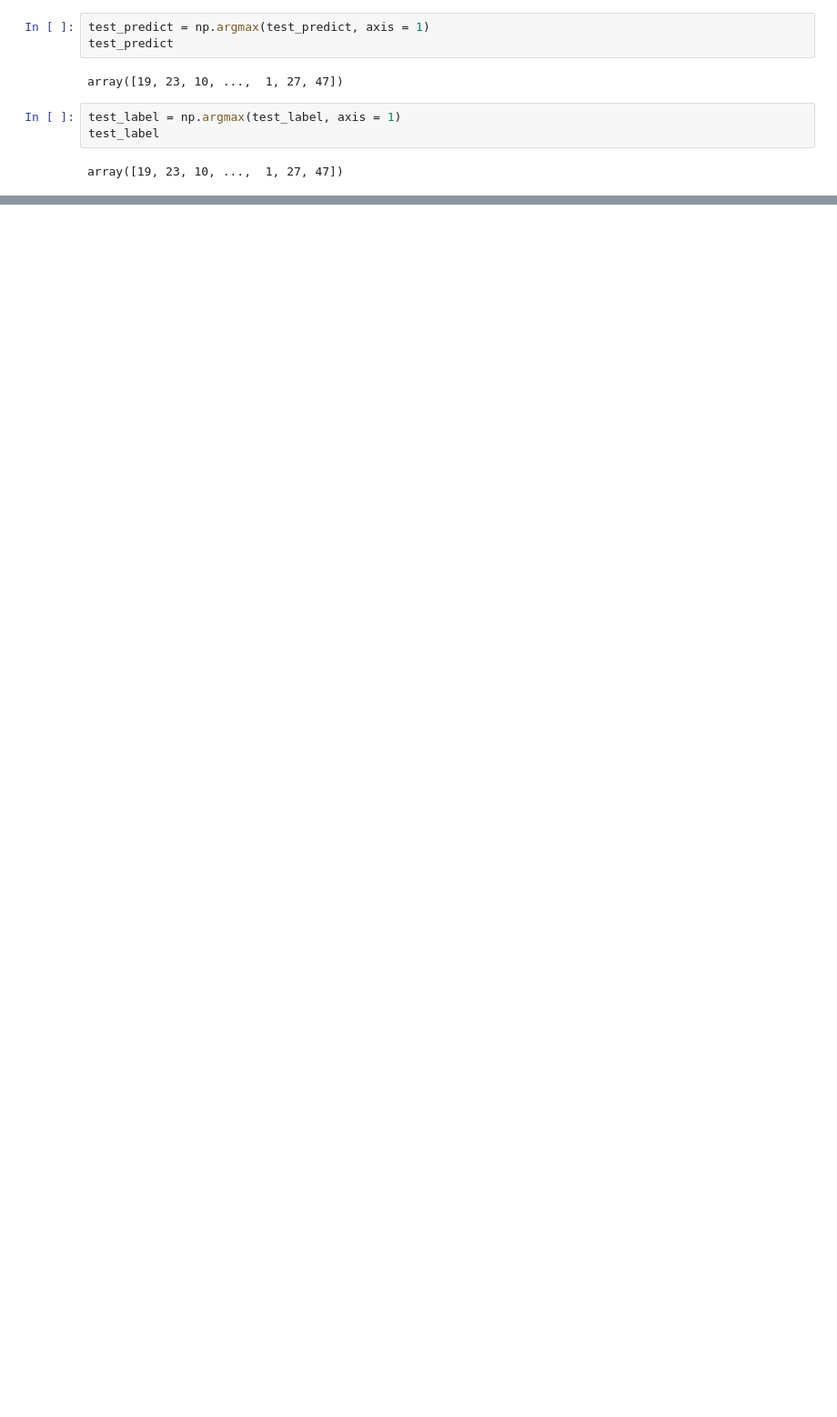
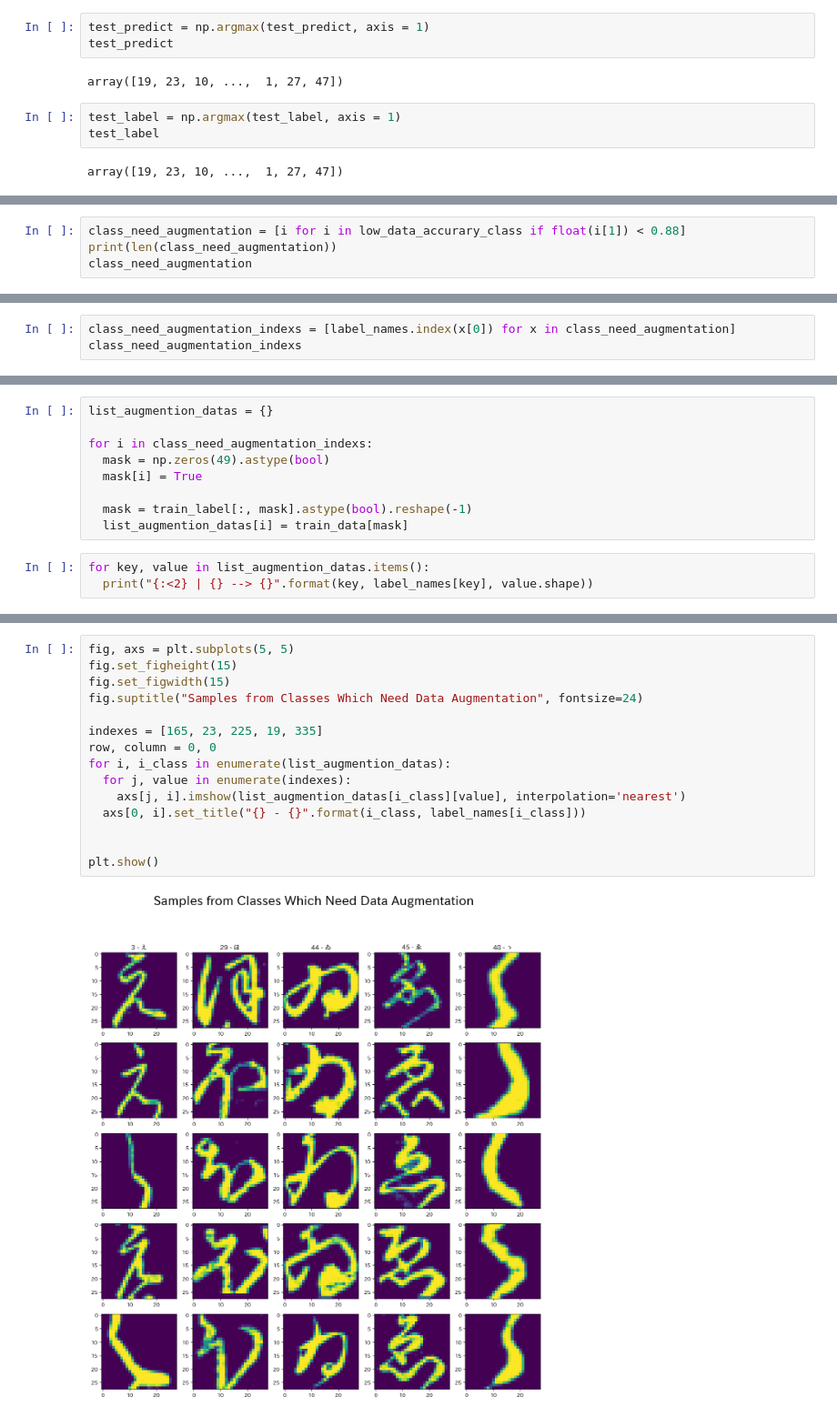
Before and after one commit to oguzsozen/Kuzushiji_Letter-Recognition, a Jupyter notebook: Kuzushiji49.ipynb, the cells around one changed output, grey strips where cells are left out. Shown at 91% size. Saved outputs shown, nothing was run; the diff lists cells and outputs as text; blank space fills up the shorter version.

```diff
--- a/Kuzushiji49.ipynb
+++ b/Kuzushiji49.ipynb
@@ -250,0 +416,4 @@ weighted avg       0.91      0.91      0.91     38547
+# %%
+class_need_augmentation = [i for i in low_data_accurary_class if float(i[1]) < 0.88]
+print(len(class_need_augmentation))
+class_need_augmentation
@@ -250,0 +427,3 @@ weighted avg       0.91      0.91      0.91     38547
+# %%
+class_need_augmentation_indexs = [label_names.index(x[0]) for x in class_need_augmentation]
+class_need_augmentation_indexs
@@ -250,0 +432,12 @@ weighted avg       0.91      0.91      0.91     38547
+# %%
+list_augmention_datas = {}
+
+for i in class_need_augmentation_indexs:
+  mask = np.zeros(49).astype(bool)
+  mask[i] = True
+
+  mask = train_label[:, mask].astype(bool).reshape(-1)
+  list_augmention_datas[i] = train_data[mask]
+# %%
+for key, value in list_augmention_datas.items():
+  print("{:<2} | {} --> {}".format(key, label_names[key], value.shape))
@@ -250,0 +450,17 @@ weighted avg       0.91      0.91      0.91     38547
+# %%
+fig, axs = plt.subplots(5, 5)
+fig.set_figheight(15)
+fig.set_figwidth(15)
+fig.suptitle("Samples from Classes Which Need Data Augmentation", fontsize=24)
+
+indexes = [165, 23, 225, 19, 335]
+row, column = 0, 0
+for i, i_class in enumerate(list_augmention_datas):
+  for j, value in enumerate(indexes):
+    axs[j, i].imshow(list_augmention_datas[i_class][value], interpolation='nearest')
+  axs[0, i].set_title("{} - {}".format(i_class, label_names[i_class]))
+
+
+plt.show()
+# %% [output]
+[figure, added]
```
Also changed, not shown: parts of 53 cells of this notebook.
